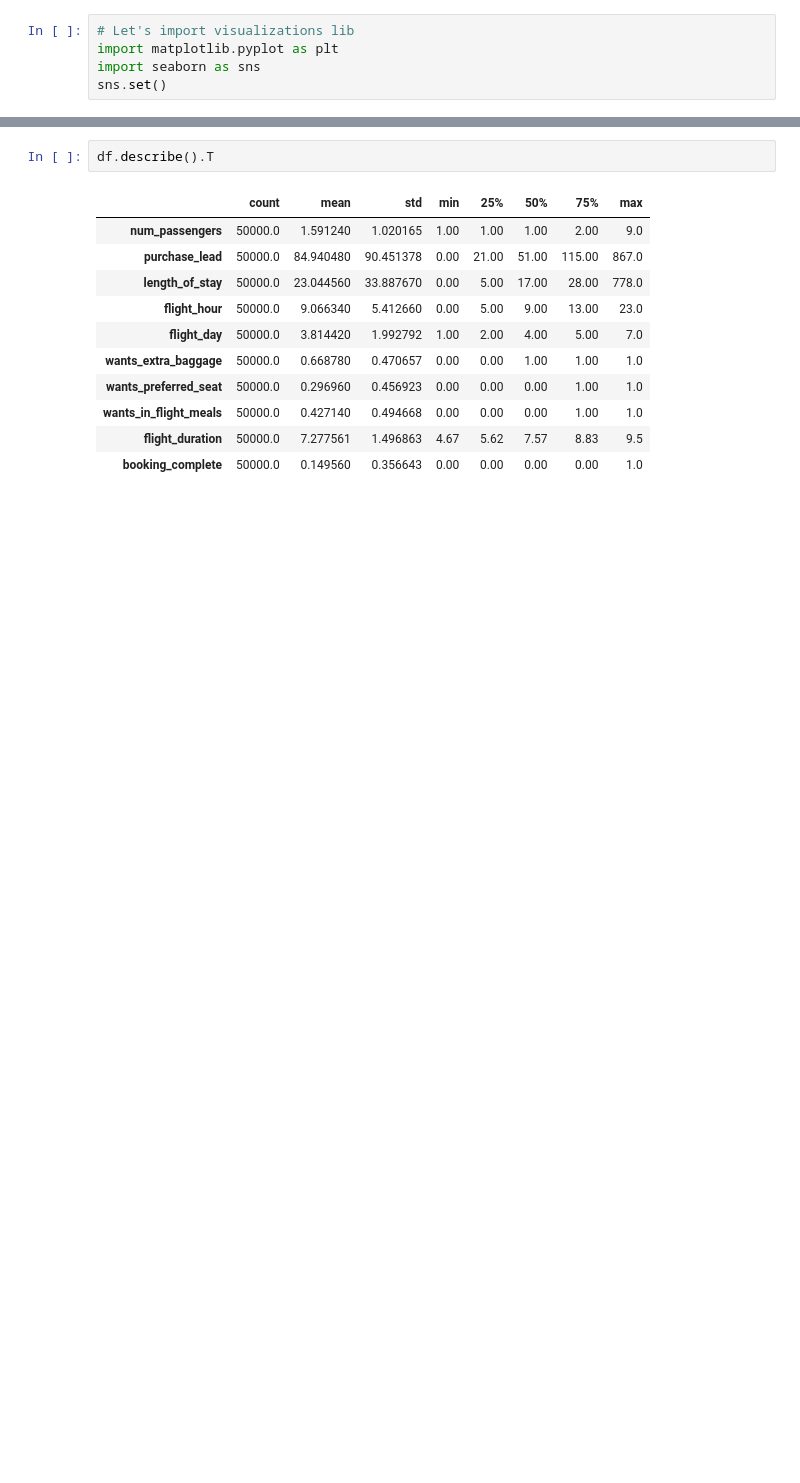
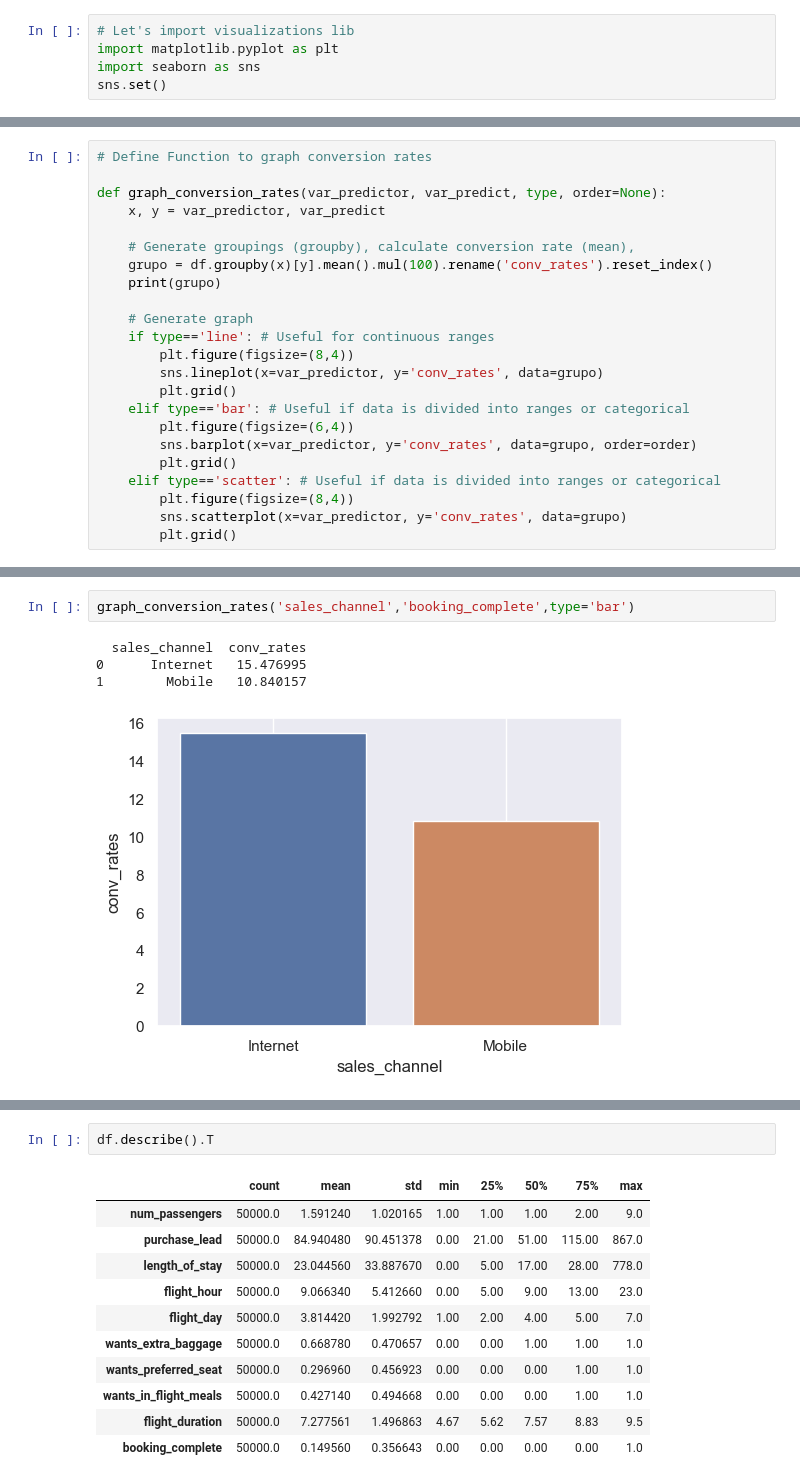
Before and after one commit to dasanmiguelv/supervised-machine-learning, a Jupyter notebook: behaviour-buying/Getting Started.ipynb, the cells around one changed output, grey strips where cells are left out. Drawn from its saved outputs; the diff is of its cells as text; blank space fills up the shorter version.

```diff
--- a/behaviour-buying/Getting Started.ipynb
+++ b/behaviour-buying/Getting Started.ipynb
@@ -166,3 +143,26 @@ plt.show()
+# %%
+# Define Function to graph conversion rates
+
+def graph_conversion_rates(var_predictor, var_predict, type, order=None):
+    x, y = var_predictor, var_predict
+
+    # Generate groupings (groupby), calculate conversion rate (mean),
+    grupo = df.groupby(x)[y].mean().mul(100).rename('conv_rates').reset_index()
+    print(grupo)
+
+    # Generate graph
+    if type=='line': # Useful for continuous ranges
+        plt.figure(figsize=(8,4))
+        sns.lineplot(x=var_predictor, y='conv_rates', data=grupo)
+        plt.grid()
+    elif type=='bar': # Useful if data is divided into ranges or categorical
+        plt.figure(figsize=(6,4))
+        sns.barplot(x=var_predictor, y='conv_rates', data=grupo, order=order)
+        plt.grid()
+    elif type=='scatter': # Useful if data is divided into ranges or categorical
+        plt.figure(figsize=(8,4))
+        sns.scatterplot(x=var_predictor, y='conv_rates', data=grupo)
+        plt.grid()
 # %%
 df.columns
 # %% [output]
@@ -176,0 +174,7 @@ Index(['num_passengers', 'sales_channel', 'trip_type', 'purchase_lead',
+# %%
+graph_conversion_rates('sales_channel','booking_complete',type='bar')
+# %% [output]
+  sales_channel  conv_rates
+0      Internet   15.476995
+1        Mobile   10.840157
+[figure, added]
```
Also changed, not shown: parts of 52 cells of this notebook.
